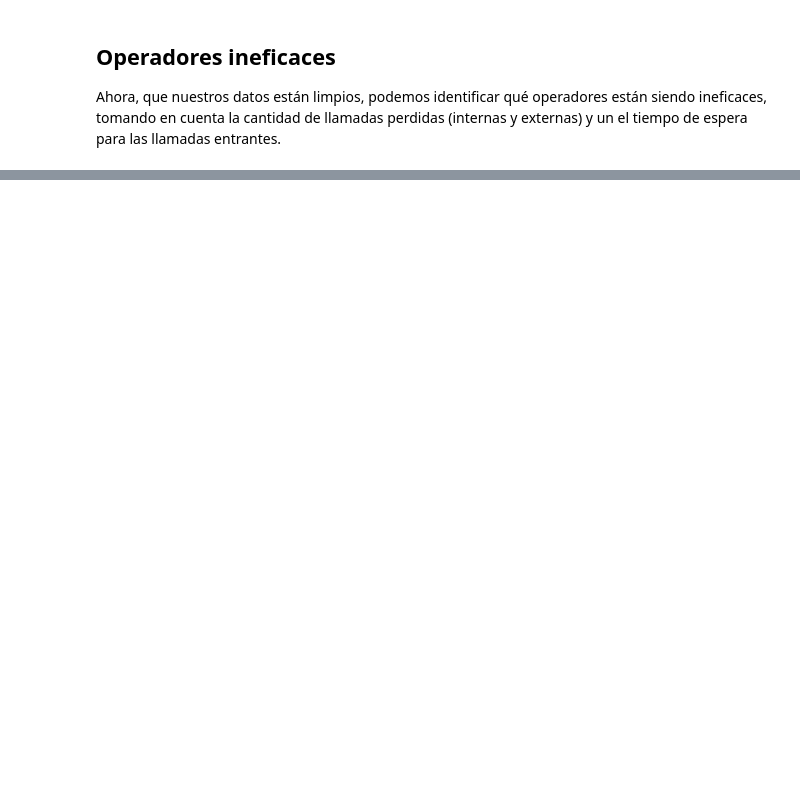
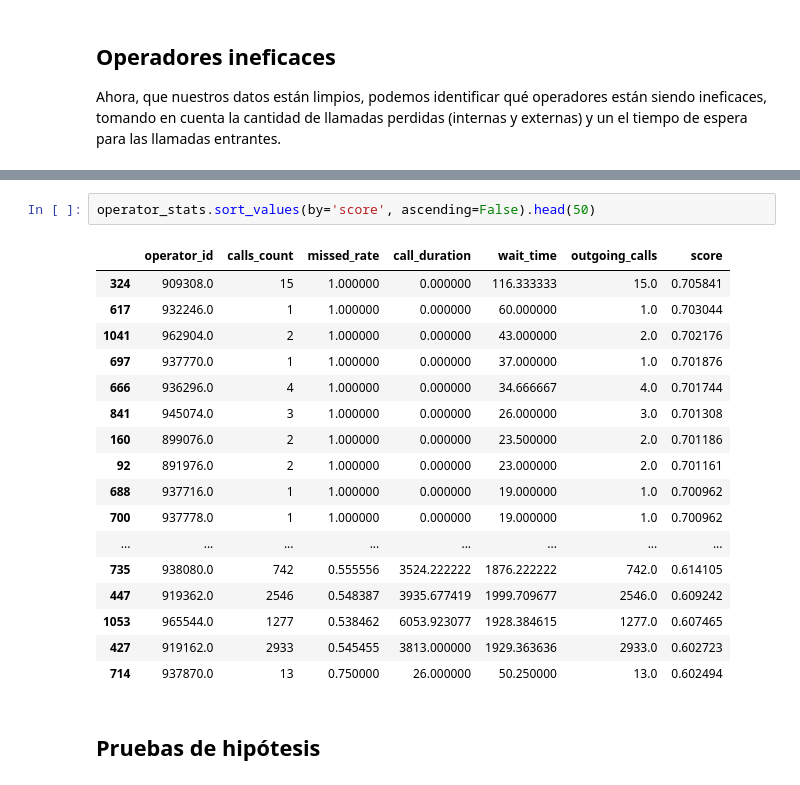
Before and after one commit to DevLearnsAl/Efficency-Analysis---CallMe-Maybe, a Jupyter notebook: Proyecto final.ipynb, the cells around one changed output, grey strips where cells are left out. Saved outputs shown, nothing was run; the diff lists cells and outputs as text; blank space fills up the shorter version.

```diff
--- a/Proyecto final.ipynb
+++ b/Proyecto final.ipynb
@@ -153,0 +433,22 @@ Name: count, dtype: int64
+# %%
+operator_stats.sort_values(by='score', ascending=False).head(50)
+# %% [output]
+|  | operator_id | calls_count | missed_rate | call_duration | wait_time | outgoing_calls | score |
+| 324 | 909308.0 | 15 | 1.000000 | 0.000000 | 116.333333 | 15.0 | 0.705841 |
+| 617 | 932246.0 | 1 | 1.000000 | 0.000000 | 60.000000 | 1.0 | 0.703044 |
+| 1041 | 962904.0 | 2 | 1.000000 | 0.000000 | 43.000000 | 2.0 | 0.702176 |
+| 697 | 937770.0 | 1 | 1.000000 | 0.000000 | 37.000000 | 1.0 | 0.701876 |
+| 666 | 936296.0 | 4 | 1.000000 | 0.000000 | 34.666667 | 4.0 | 0.701744 |
+| 841 | 945074.0 | 3 | 1.000000 | 0.000000 | 26.000000 | 3.0 | 0.701308 |
+| 160 | 899076.0 | 2 | 1.000000 | 0.000000 | 23.500000 | 2.0 | 0.701186 |
+| 92 | 891976.0 | 2 | 1.000000 | 0.000000 | 23.000000 | 2.0 | 0.701161 |
+| 688 | 937716.0 | 1 | 1.000000 | 0.000000 | 19.000000 | 1.0 | 0.700962 |
+| 700 | 937778.0 | 1 | 1.000000 | 0.000000 | 19.000000 | 1.0 | 0.700962 |
+| ... | ... | ... | ... | ... | ... | ... | ... |
+| 735 | 938080.0 | 742 | 0.555556 | 3524.222222 | 1876.222222 | 742.0 | 0.614105 |
+| 447 | 919362.0 | 2546 | 0.548387 | 3935.677419 | 1999.709677 | 2546.0 | 0.609242 |
+| 1053 | 965544.0 | 1277 | 0.538462 | 6053.923077 | 1928.384615 | 1277.0 | 0.607465 |
+| 427 | 919162.0 | 2933 | 0.545455 | 3813.000000 | 1929.363636 | 2933.0 | 0.602723 |
+| 714 | 937870.0 | 13 | 0.750000 | 26.000000 | 50.250000 | 13.0 | 0.602494 |
+# %% [markdown]
+## Pruebas de hipótesis
```
Also changed, not shown: parts of 45 cells of this notebook.
